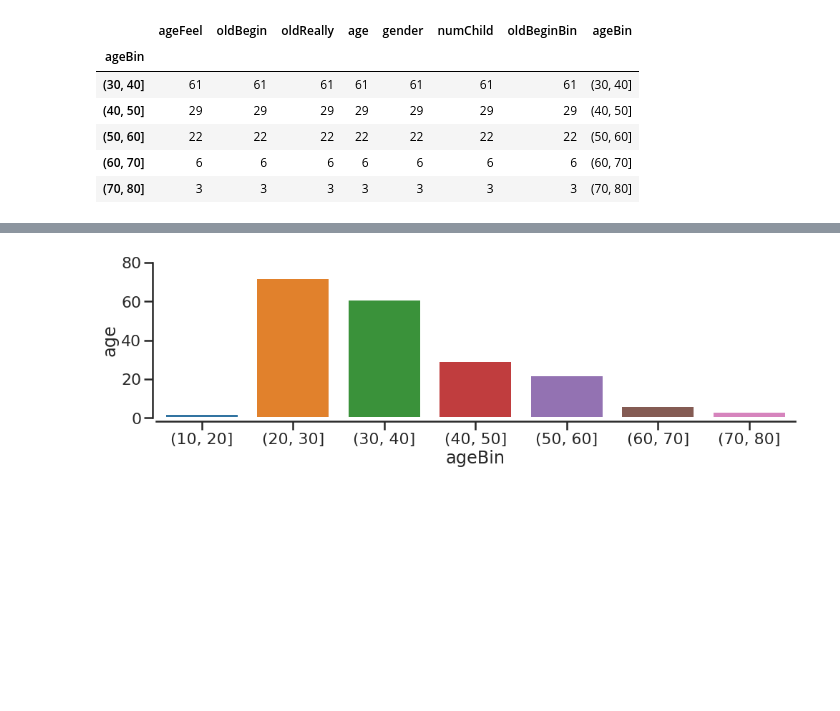
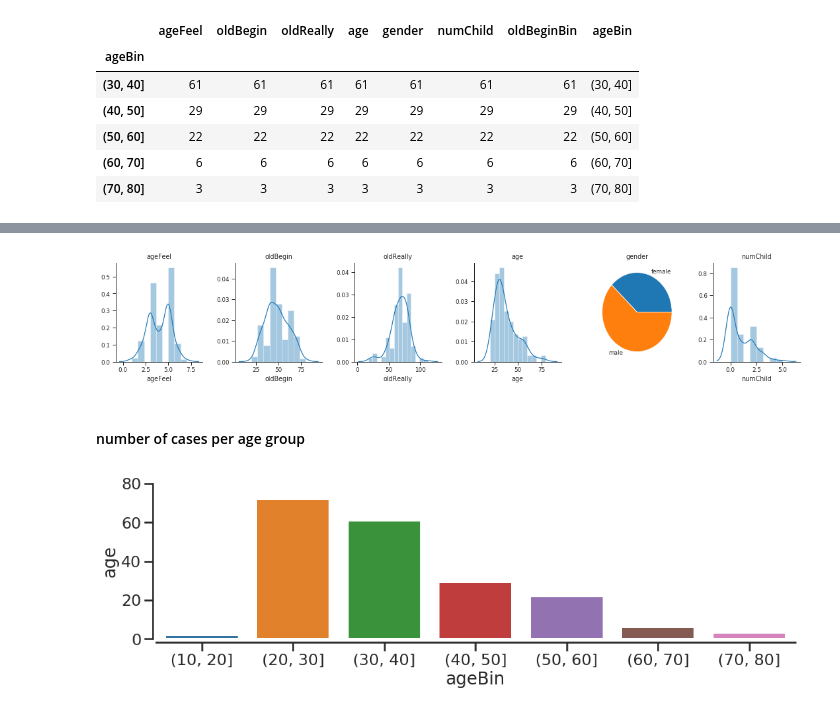
Before and after one commit to mwegrzyn/abbildungenWS1819, a Jupyter notebook: notebooks/age_project_MW.ipynb, the cells around one changed output, grey strips where cells are left out. Saved outputs shown, nothing was run; the diff lists cells and outputs as text; code cells hidden in the pictures; blank space fills up the shorter version.

Commit message:
added kde plot

```diff
--- a/notebooks/age_project_MW.ipynb
+++ b/notebooks/age_project_MW.ipynb
@@ -88,0 +105,20 @@ count_df.tail()
+# %%
+sns.set_context('paper')
+# %%
+fig = plt.figure(figsize=(20,3))
+n_columns = clean_df.columns.shape[-1]
+for i,c in enumerate(clean_df.columns[:-2]):
+    ax = plt.subplot(1,n_columns,i+1)
+    try:
+        sns.distplot(clean_df.loc[:,c],ax=ax)
+        ax.set_title(c)
+        sns.despine()
+    except:
+        this_df = clean_df.groupby(c).count().mode(axis=1)
+        ax.pie(this_df,labels=this_df.index)
+        ax.set_title(c)
+
+plt.tight_layout()
+plt.show()
+# %% [output]
+[figure, added]
@@ -89,3 +127,5 @@ count_df.tail()
+# %% [markdown]
+#### number of cases per age group
 # %%
 plt.figure(figsize=(16, 4))
 sns.barplot(data=count_df, x='ageBin', y='age')
```
Also changed, not shown: parts of 11 cells of this notebook.
